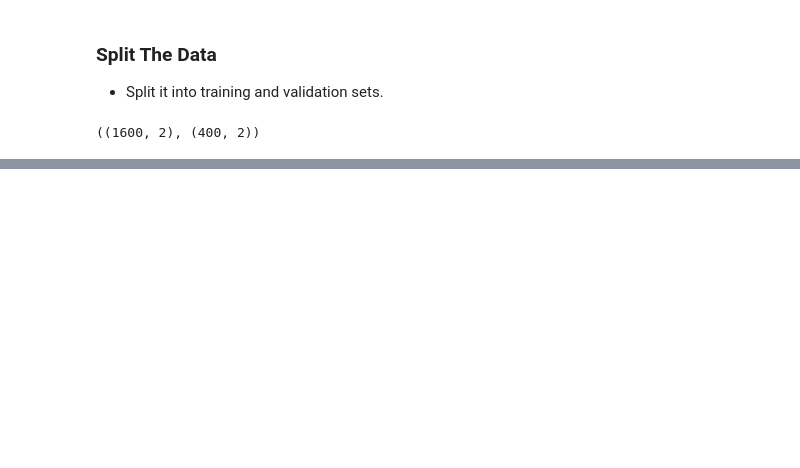
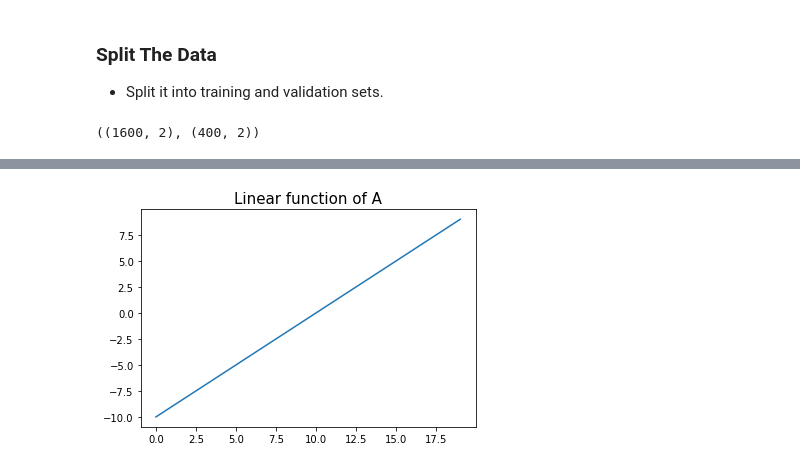
Before and after one commit to chineidu/NLP-Tutorial, a Jupyter notebook: notebook/03_tensorflow/03_classification_with_tf.ipynb, the cells around one changed output, grey strips where cells are left out. Cells and saved outputs as stored; diff of their text form; code cells hidden in the pictures; blank space fills up the shorter version.

```diff
--- a/notebook/03_tensorflow/03_classification_with_tf.ipynb
+++ b/notebook/03_tensorflow/03_classification_with_tf.ipynb
@@ -347,0 +408,4 @@ $$x = x$$
+# %%
+linear_plot(linear_function(A), title="Linear function of A")
+# %% [output]
+[figure, added]
```
Also changed, not shown: parts of 23 cells of this notebook.
